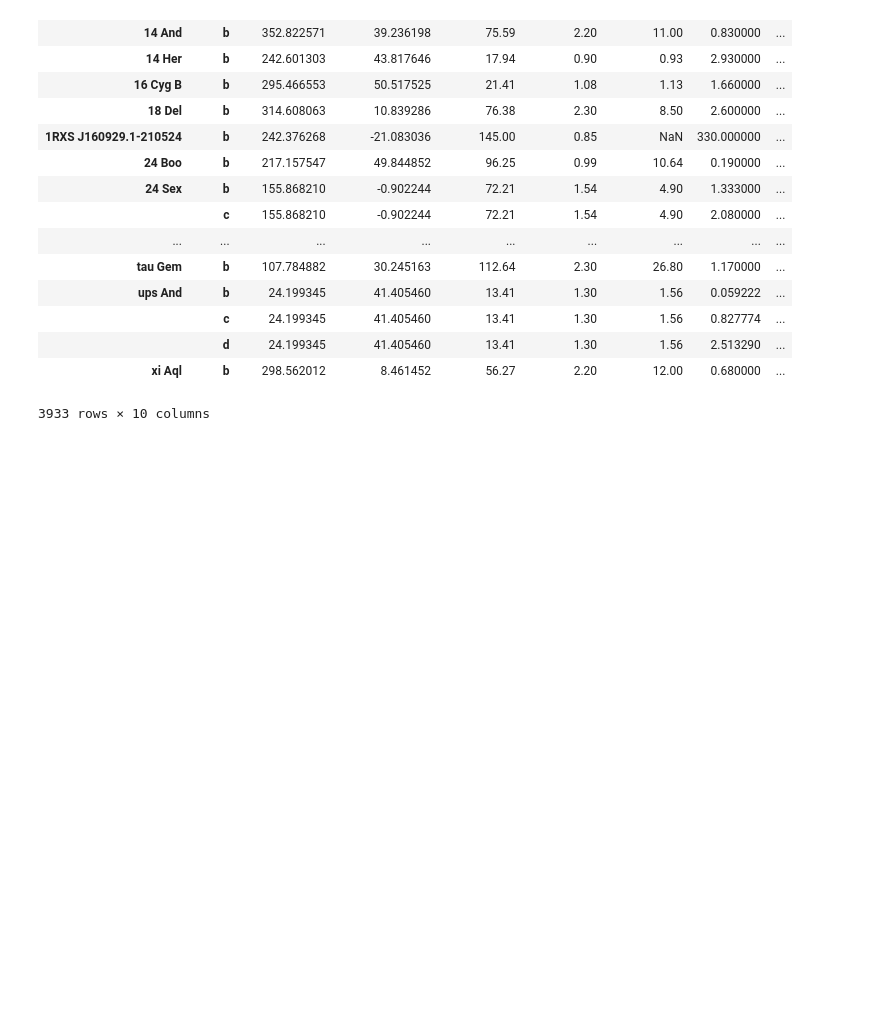
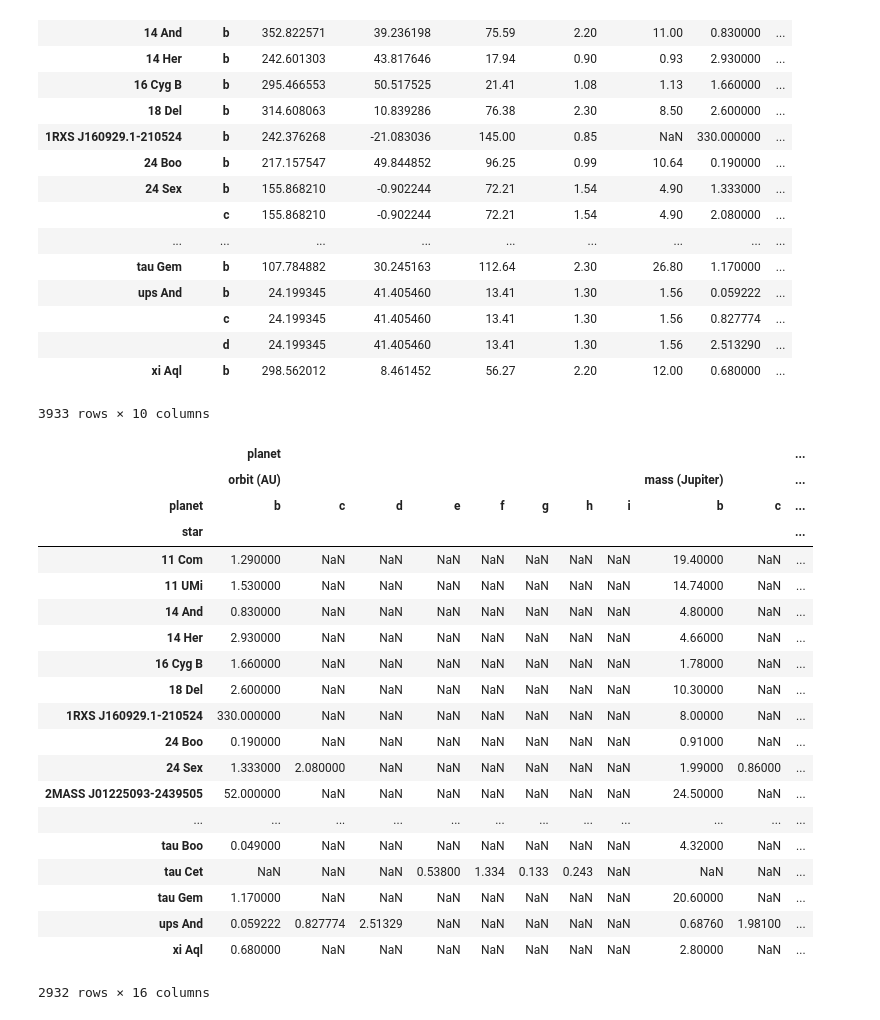
Before and after one commit to jpivarski-talks/2019-04-08-picscie-numpy, a Jupyter notebook: 06-awkward-arrays.ipynb, the cells around one changed output. Drawn from its saved outputs; the diff is of its cells as text; code cells hidden in the pictures; blank space fills up the shorter version.

```diff
--- a/06-awkward-arrays.ipynb
+++ b/06-awkward-arrays.ipynb
@@ -99,3 +116,30 @@ df
 |  | d | 24.199345 | 41.405460 | 13.41 | 1.30 | 1.56 | 2.513290 | ... |
 | xi Aql | b | 298.562012 | 8.461452 | 56.27 | 2.20 | 12.00 | 0.680000 | ... |
 3933 rows × 10 columns
+# %%
+# DataFrame.unstack moves the sparse planet index into a dense set of columns.
+# Every column (reduced to 2: orbit and mass) is duplicated 8 times because one star has 8 planets.
+
+df[[("planet", "orbit (AU)"), ("planet", "mass (Jupiter)")]].unstack("planet")
+# %% [output]
+|  | planet |  |  |  |  |  |  |  |  |  | ... |
+|  | orbit (AU) |  |  |  |  |  |  |  | mass (Jupiter) |  | ... |
+| planet | b | c | d | e | f | g | h | i | b | c | ... |
+| star |  |  |  |  |  |  |  |  |  |  | ... |
+| 11 Com | 1.290000 | NaN | NaN | NaN | NaN | NaN | NaN | NaN | 19.40000 | NaN | ... |
+| 11 UMi | 1.530000 | NaN | NaN | NaN | NaN | NaN | NaN | NaN | 14.74000 | NaN | ... |
+| 14 And | 0.830000 | NaN | NaN | NaN | NaN | NaN | NaN | NaN | 4.80000 | NaN | ... |
+| 14 Her | 2.930000 | NaN | NaN | NaN | NaN | NaN | NaN | NaN | 4.66000 | NaN | ... |
+| 16 Cyg B | 1.660000 | NaN | NaN | NaN | NaN | NaN | NaN | NaN | 1.78000 | NaN | ... |
+| 18 Del | 2.600000 | NaN | NaN | NaN | NaN | NaN | NaN | NaN | 10.30000 | NaN | ... |
+| 1RXS J160929.1-210524 | 330.000000 | NaN | NaN | NaN | NaN | NaN | NaN | NaN | 8.00000 | NaN | ... |
+| 24 Boo | 0.190000 | NaN | NaN | NaN | NaN | NaN | NaN | NaN | 0.91000 | NaN | ... |
+| 24 Sex | 1.333000 | 2.080000 | NaN | NaN | NaN | NaN | NaN | NaN | 1.99000 | 0.86000 | ... |
+| 2MASS J01225093-2439505 | 52.000000 | NaN | NaN | NaN | NaN | NaN | NaN | NaN | 24.50000 | NaN | ... |
+| ... | ... | ... | ... | ... | ... | ... | ... | ... | ... | ... | ... |
+| tau Boo | 0.049000 | NaN | NaN | NaN | NaN | NaN | NaN | NaN | 4.32000 | NaN | ... |
+| tau Cet | NaN | NaN | NaN | 0.53800 | 1.334 | 0.133 | 0.243 | NaN | NaN | NaN | ... |
+| tau Gem | 1.170000 | NaN | NaN | NaN | NaN | NaN | NaN | NaN | 20.60000 | NaN | ... |
+| ups And | 0.059222 | 0.827774 | 2.51329 | NaN | NaN | NaN | NaN | NaN | 0.68760 | 1.98100 | ... |
+| xi Aql | 0.680000 | NaN | NaN | NaN | NaN | NaN | NaN | NaN | 2.80000 | NaN | ... |
+2932 rows × 16 columns
```
Also changed, not shown: parts of 6 cells of this notebook.
